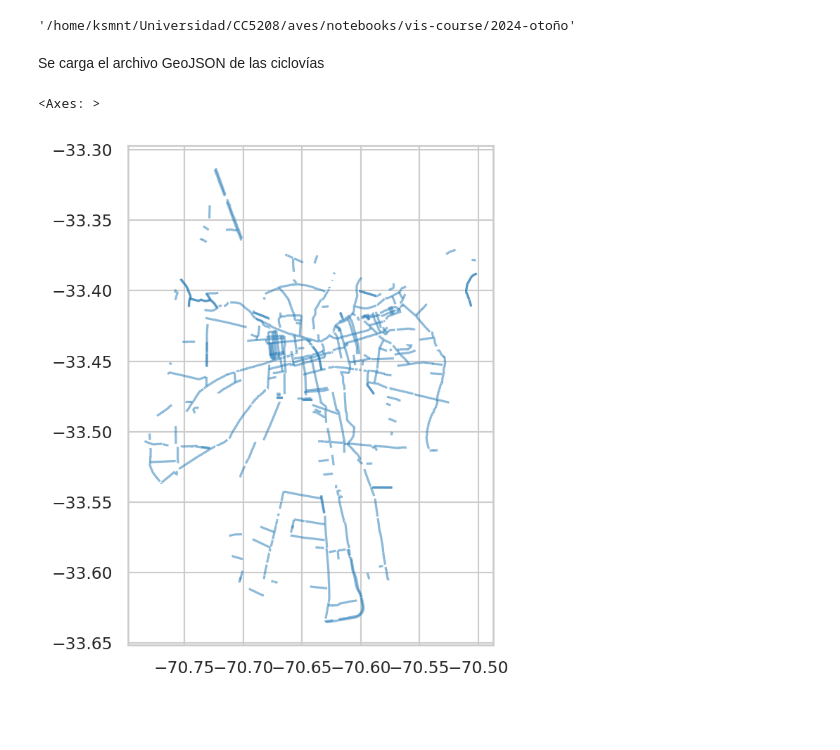
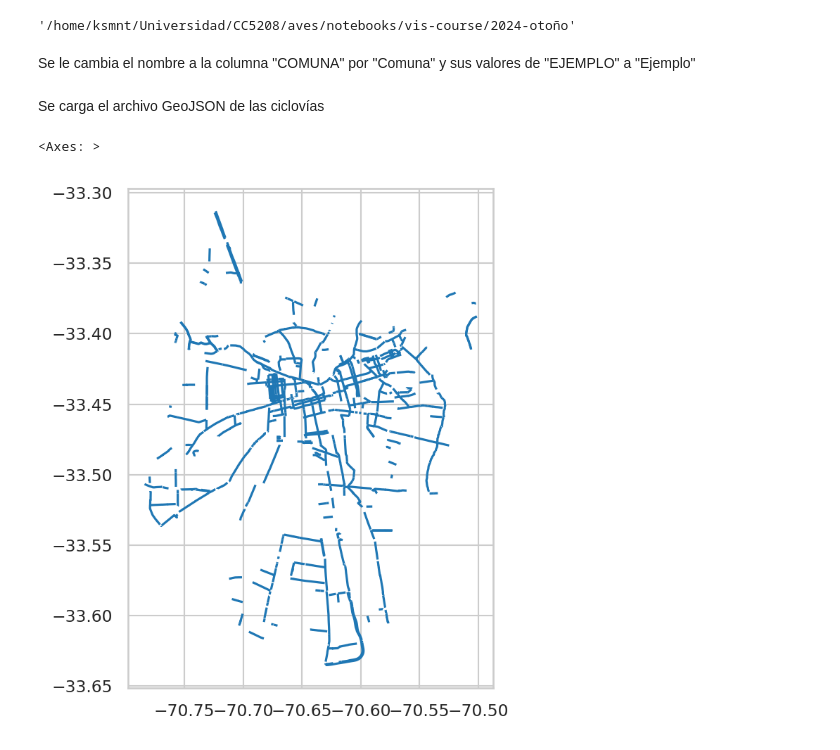
Before and after one commit to IgnacioTorr/aves, a Jupyter notebook: notebooks/vis-course/2024-otoño/Hito_copy.ipynb, the cells around one changed output. Cells and saved outputs as stored; diff of their text form; code cells hidden in the pictures; blank space fills up the shorter version.

```diff
--- a/notebooks/vis-course/2024-otoño/Hito_copy.ipynb
+++ b/notebooks/vis-course/2024-otoño/Hito_copy.ipynb
@@ -28,3 +28,5 @@ os.getcwd()
 
 ciclovias_2021 = gpd.read_file(DATA_PATH / "Evaluación_de_la_Red_de_Ciclovías_del_Gran_Santiago_según_el_Decreto_102.geojson" )
 df_2021_sin = gpd.read_file( DATA_PATH / "siniestros_bicicletas" / "geojson" / "Siniestros_con_participación_de_bicicletas,_RM_Chile,_2021..geojson")
+# %% [markdown]
+Se le cambia el nombre a la columna "COMUNA" por "Comuna" y sus valores de "EJEMPLO" a "Ejemplo"
@@ -31,10 +38,10 @@ df_2021_sin = gpd.read_file( DATA_PATH / "siniestros_bicicletas" / "geojson" / "
 # %% [markdown]
 Se carga el archivo GeoJSON de las ciclovías
-# %%
-ciclovias_2021.plot(markersize=1, marker='.', alpha=0.5)
-# %% [output]
-<Axes: >
-[figure, removed]
+# %%
+ciclovias_2021.plot()
+# %% [output]
+<Axes: >
+[figure, added]
 # %%
 zones = (
     gpd.read_file(PROCESSED_PATH / "scl_zonas_urbanas.json")
```
Also changed, not shown: parts of 6 cells of this notebook.
